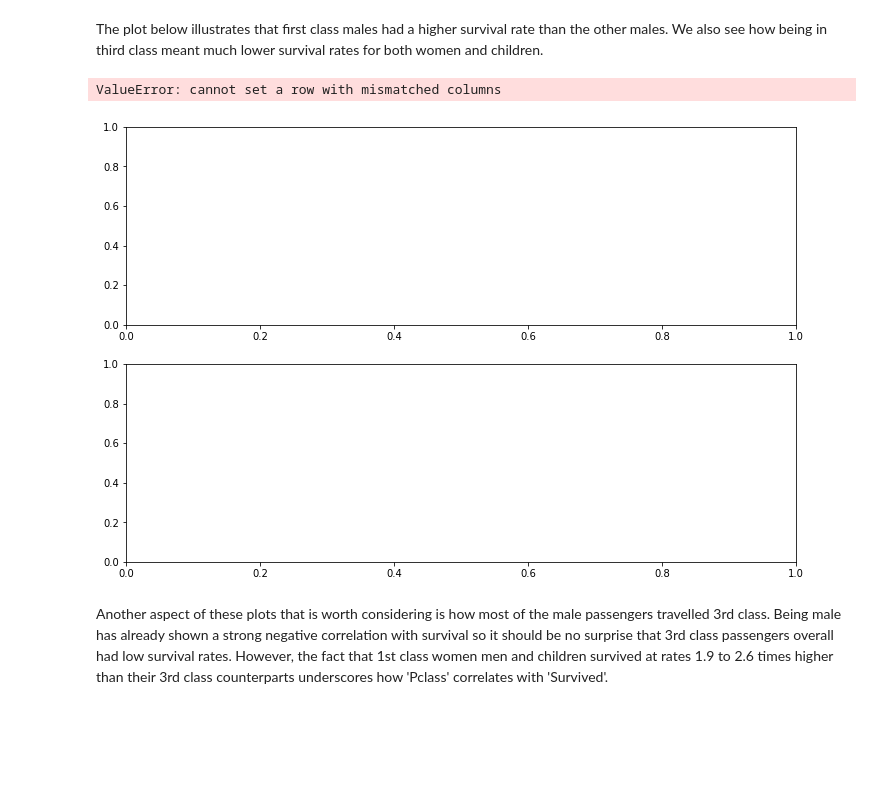
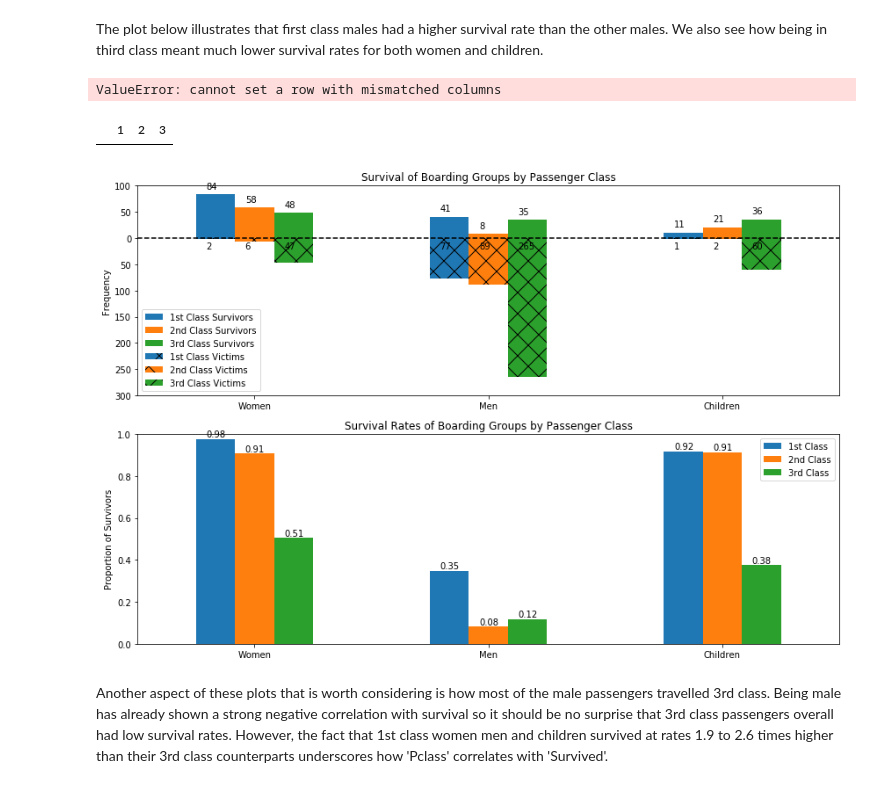
Before and after one commit to jeff-daniels/kaggle-scripts, a Jupyter notebook: titanic/titanic.ipynb, the cells around one changed output. Saved outputs shown, nothing was run; the diff lists cells and outputs as text; code cells hidden in the pictures; blank space fills up the shorter version.

Commit message:
Fix Boarding Groups by Passenger Class Plot

```diff
--- a/titanic/titanic.ipynb
+++ b/titanic/titanic.ipynb
@@ -586,3 +586,15 @@ data[data.Survived ==0].Pc3.mean()
 From above we see an almost linear relationship between 'Pclass', and the rate of survival.  This translates into first class passengers chance of survival being 2.6 times greater than third class passengers.  Combined with the fact that 55% of passengers were in third class, we find that 68% of the passengers who perished were in third class.
 # %% [markdown]
 The plot below illustrates that first class males had a higher survival rate than the other males.  We also see how being in third class meant much lower survival rates for both women and children.
+# %%
+survivors = data[data.Woman ==1].pivot_table('Survived', columns = 'Pclass',
+                                                         aggfunc = 'sum')
+survivors.loc['Woman'] = data[data.Woman ==1].pivot_table('Survived', columns = 'Pclass',
+                                                         aggfunc = 'sum')
+survivors
+# %% [output]
+ValueError: cannot set a row with mismatched columns
+# %%
+survivors
+# %% [output]
+|  | 1 | 2 | 3 |
@@ -589,25 +636,7 @@ The plot below illustrates that first class males had a higher survival rate tha
 # %%
 # Plot survival for passenger class and boarding group
+
 fig, (ax1, ax2) = plt.subplots(nrows = 2, ncols =1, figsize = (12,8))
-
-survivors = DataFrame(columns = np.unique(data.Pclass.values))
-survivors.loc['Woman'] = data[data.Woman ==1].pivot_table('Survived', columns = 'Pclass',
-                                                         aggfunc = 'sum')
-survivors.loc['Man'] = data[data.Man ==1].pivot_table('Survived', columns = 'Pclass',
-                                                         aggfunc = 'sum')
-survivors.loc['Child'] = data[data.Child ==1].pivot_table('Survived', columns = 'Pclass',
-                                                         aggfunc = 'sum')
-survivors.columns = ['1st Class', '2nd Class', '3rd Class']
-
-victims = DataFrame(columns = np.unique(data.Pclass.values))
-victims.loc['Women'] = data[data.Woman ==1].loc[data.Survived ==0].pivot_table('Survived', columns = 'Pclass',
-                                                                               aggfunc = 'count')
-victims.loc['Men'] = data[data.Man ==1].loc[data.Survived ==0].pivot_table('Survived', columns = 'Pclass',
-                                                                           aggfunc = 'count')
-victims.loc['Children'] = data[data.Child ==1].loc[data.Survived ==0].pivot_table('Survived',
-                                                                                  columns = 'Pclass',
-                                                                                  aggfunc = 'count')
-
 fig = survivors.plot.bar(ax = ax1)
 victims.apply(lambda x: -x).plot.bar(ax = ax1, hatch = 'x')
 
@@ -627,45 +656,34 @@ y_offset = 10
 y_drop = -20
 for p in np.arange(0,9):
     b = ax1.patches[p].get_bbox()
     val = "{:.0f}".format(b.y1 + b.y0)
     ax1.annotate(val, ((b.x0 + b.x1)/2 + x_offset, b.y1 + y_offset))
 
 for p in np.arange(9,18):
     b = ax1.patches[p].get_bbox()
     val = "{:.0f}".format(abs(b.y1 + b.y0))
     ax1.annotate(val, ((b.x0 + b.x1)/2 + x_offset, b.y0 + y_drop))
 
 # Plot survival rates of Boarding Groups by Passenger Class
 
-survival_rate = DataFrame(columns = np.unique(data.Pclass.values))
-survival_rate.loc['Women'] = data[data.Woman == 1].pivot_table('Survived', columns = 'Pclass',
-                                                               aggfunc = 'mean')
-survival_rate.loc['Men'] = data[data.Man == 1].pivot_table('Survived', columns = 'Pclass',
-                                                               aggfunc = 'mean')
-survival_rate.loc['Children'] = data[data.Child == 1].pivot_table('Survived', columns = 'Pclass',
-                                                                 aggfunc = 'mean')
-survival_rate.columns = ['1st Class', '2nd Class', '3rd Class']
-
-
 survival_rate.plot.bar(ax = ax2)
 ax2.set_ylim([0,1])
 ax2.set_ylabel('Proportion of Survivors')
 ax2.legend()
 ax2.set_title('Survival Rates of Boarding Groups by Passenger Class')
 ax2.set_xticklabels(ax2.xaxis.get_majorticklabels(), rotation = 0)
 
 x_offset = -0.04
 y_offset = 0.01
 for p in ax2.patches:
     b = p.get_bbox()
     val = "{:.2f}".format(b.y1 + b.y0)
     ax2.annotate(val, ((b.x0 + b.x1)/2 + x_offset, b.y1 + y_offset))
 
 plt.tight_layout()
 plt.show()
 # %% [output]
-ValueError: cannot set a row with mismatched columns
-[figure, old version]
+[figure, new version]
 # %% [markdown]
 Another aspect of these plots that is worth considering is how most of the male passengers travelled 3rd class.  Being male has already shown a strong negative correlation with survival so it should be no surprise that 3rd class passengers overall had low survival rates.  However, the fact that 1st class women men and children survived at rates 1.9 to 2.6 times higher than their 3rd class counterparts underscores how 'Pclass' correlates with 'Survived'.
 # %% [markdown]
```
Also changed, not shown: parts of 1 cell of this notebook.
